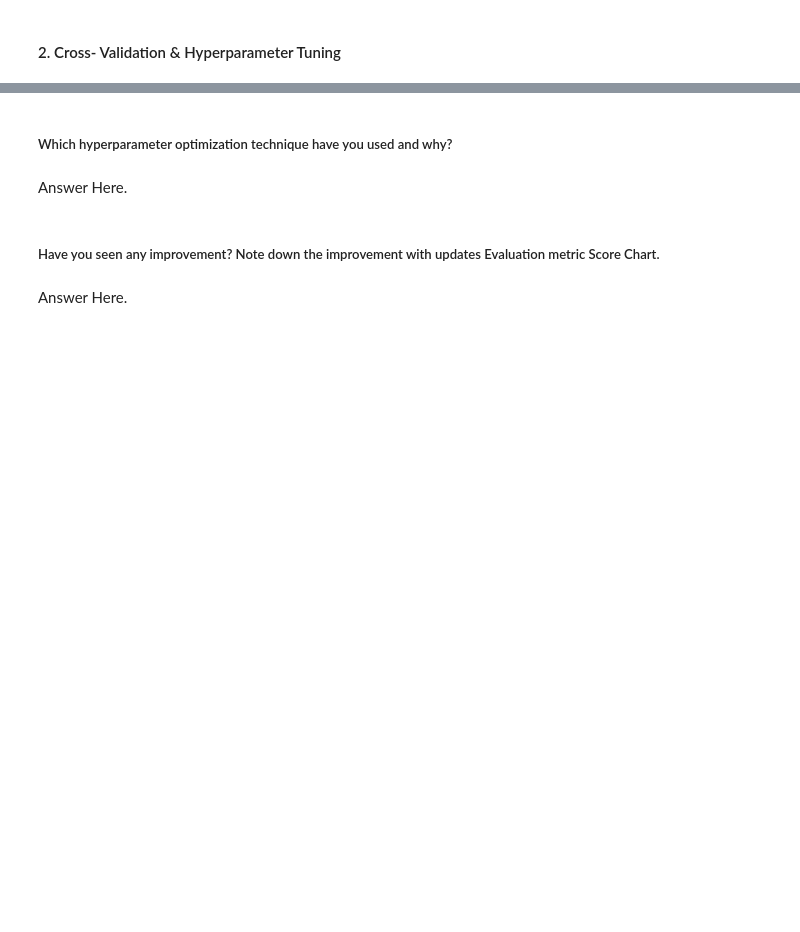
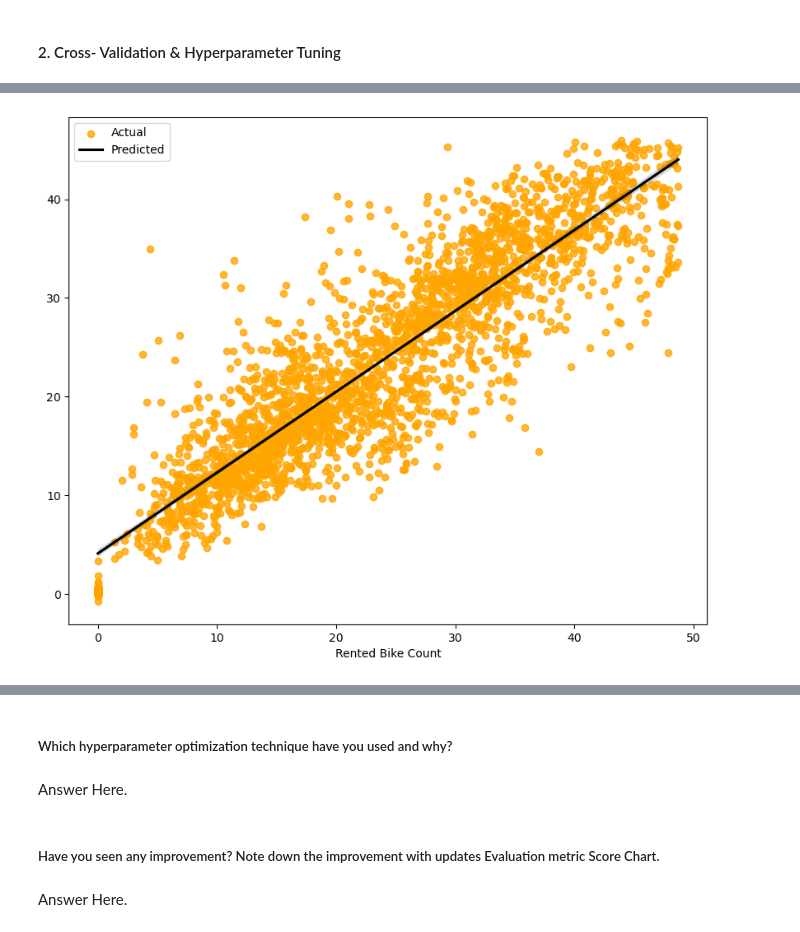
Before and after one commit to lakshay170/ML_bike_demand, a Jupyter notebook: Project.ipynb, the cells around one changed output, grey strips where cells are left out. Cells and saved outputs as stored; diff of their text form; code cells hidden in the pictures; blank space fills up the shorter version.

```diff
--- a/Project.ipynb
+++ b/Project.ipynb
@@ -1023,6 +1058,19 @@ Answer Here.
 #### 2. Cross- Validation & Hyperparameter Tuning
 # %%
 # ML Model - 3 Implementation with hyperparameter optimization techniques (i.e., GridSearch CV, RandomSearch CV, Bayesian Optimization etc.)
+gbr_regressor=GradientBoostingRegressor(random_state=42)
+param_grid={
+    'n_estimators':[50,100,200],
+    'max_depth':[10,20,30],
+    'min_samples_split':[2,5,10]
+}
+grid_search_gbr=GridSearchCV(estimator=gbr_regressor,param_grid=param_grid,\
+                            cv=5,scoring='neg_mean_squared_error')
+# Fit the Algorithm
+grid_search_gbr.fit(X_train,y_train)
+best_gbr_regressor=grid_search_gbr.best_estimator_
+# Predict on the model
+gbr_h_y_pred=best_gbr_regressor.predict(X_test)
 
 # Fit the Algorithm
 
@@ -1029,0 +1087,4 @@ Answer Here.
+# %%
+reg_scatter(y_test,gbr_h_y_pred)
+# %% [output]
+[figure, added]
```
Also changed, not shown: parts of 10 cells of this notebook.
